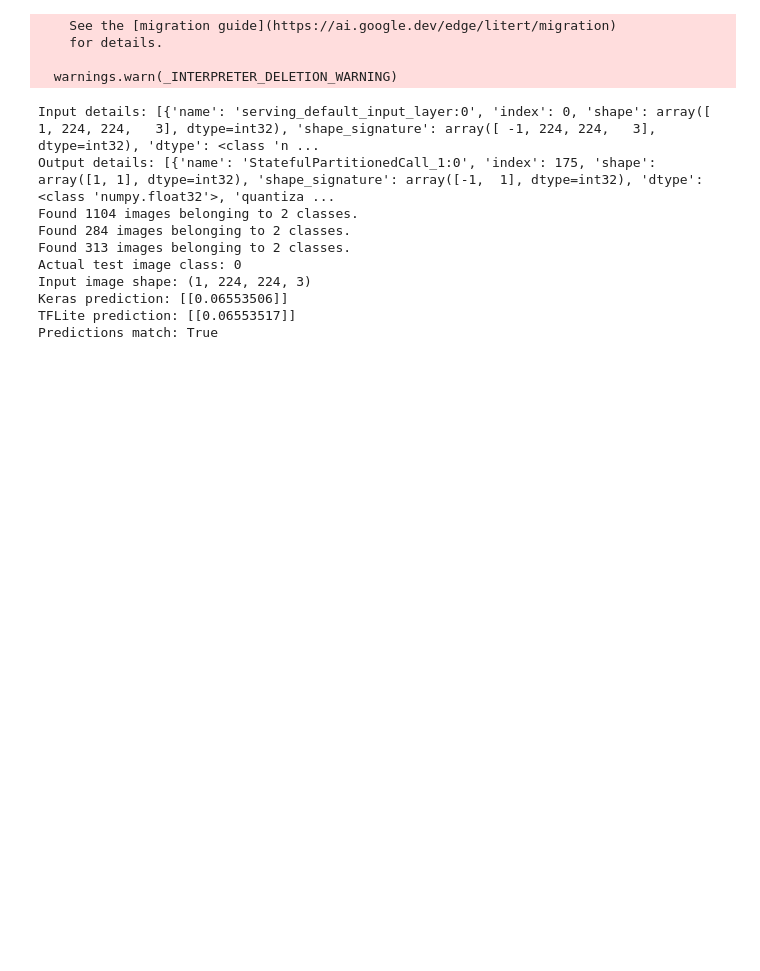
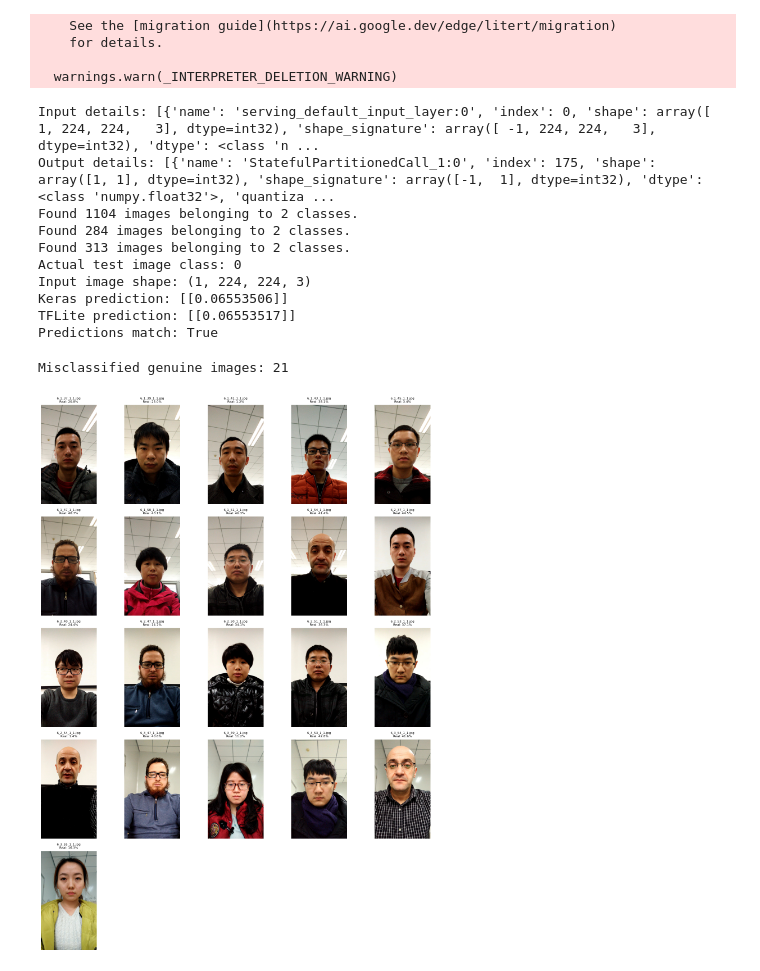
Before and after one commit to deepak324/image_process, a Jupyter notebook: image_process.ipynb, the cells around one changed output. Saved outputs shown, nothing was run; the diff lists cells and outputs as text; code cells hidden in the pictures; blank space fills up the shorter version.

```diff
--- a/image_process.ipynb
+++ b/image_process.ipynb
@@ -675,3 +924,53 @@ Input image shape: (1, 224, 224, 3)
 Keras prediction: [[0.06553506]]
 TFLite prediction: [[0.06553517]]
 Predictions match: True
+# %%
+
+import pandas as pd
+import matplotlib.pyplot as plt
+from PIL import Image
+from pathlib import Path
+
+# Dataset test directory
+test_dir = Path(
+    r"F:\methods of prediction\assignment\Oulu-NPU\test"
+)
+
+# Load prediction CSV
+df = pd.read_csv("complete_test_predictions.csv")
+
+# Select genuine images incorrectly classified as Fake
+misclassified = df[
+    (df["Actual_Label"] == "Real") &
+    (df["Predicted_At_0.50"] == "Fake")
+].copy()
+
+print("Misclassified genuine images:", len(misclassified))
+
+# Display images
+plt.figure(figsize=(15, 20))
+
+for i, (_, row) in enumerate(misclassified.iterrows()):
+
+    filename = Path(row["Image"]).name
+    image_path = test_dir / "true" / filename
+
+    if not image_path.exists():
+        print("Image not found:", image_path)
+        continue
+
+    img = Image.open(image_path).convert("RGB")
+
+    plt.subplot(5, 5, i + 1)
+    plt.imshow(img)
+    plt.title(
+        f"{filename}\nReal: {row['Real_Probability']*100:.1f}%",
+        fontsize=8
+    )
+    plt.axis("off")
+
+plt.tight_layout()
+plt.show()
+# %% [output]
+Misclassified genuine images: 21
+[figure, added]
```
Also changed, not shown: parts of 3 cells of this notebook, 2 other files.
